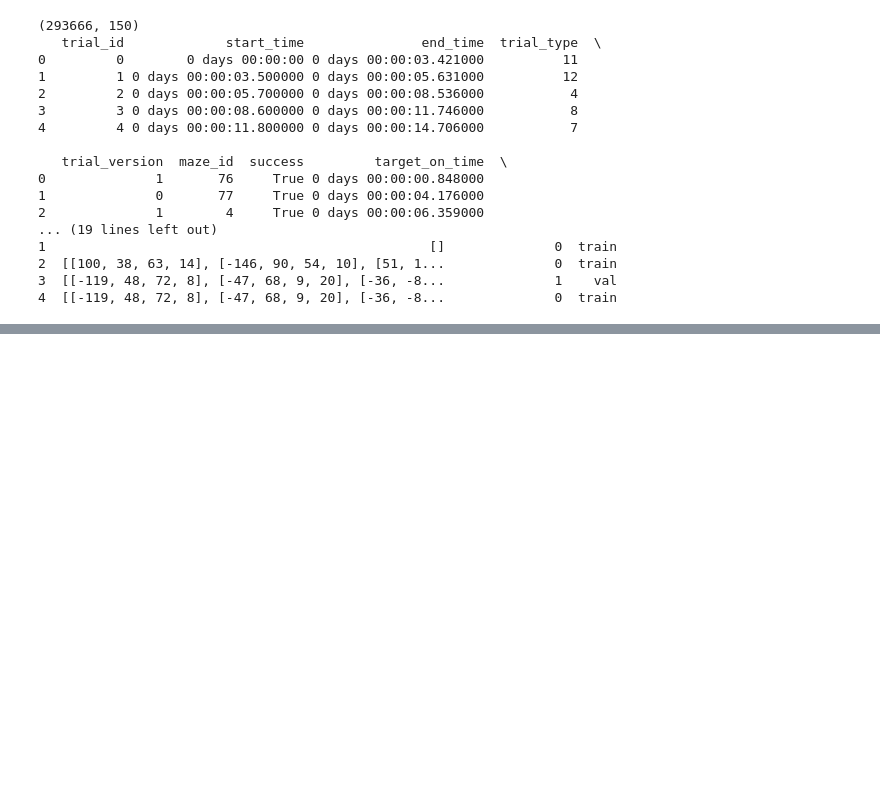
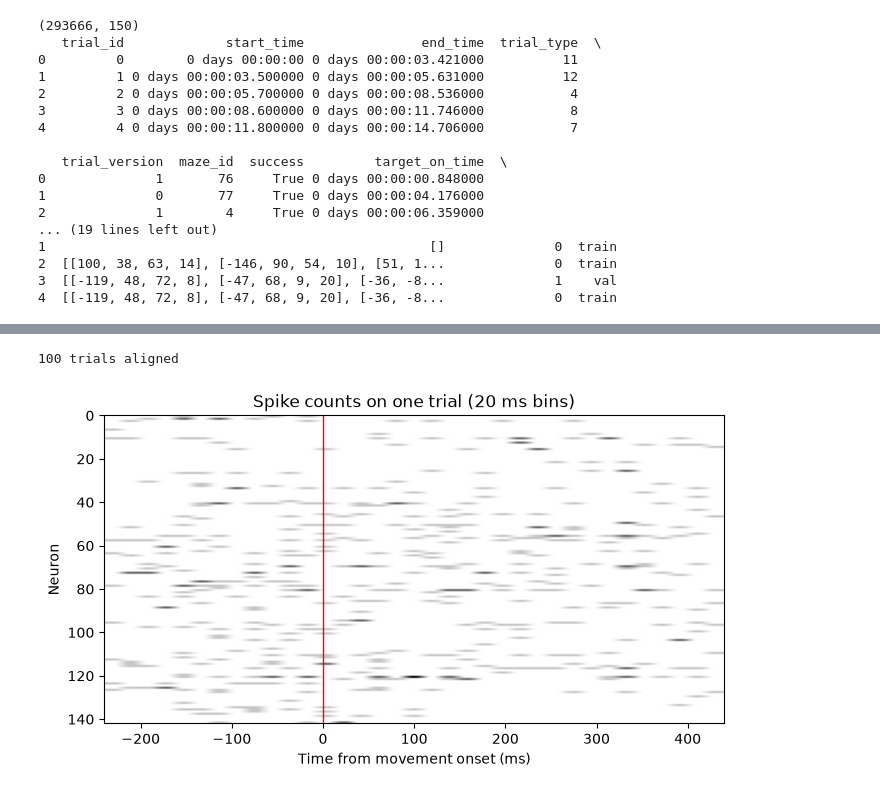
Before and after one commit to jamesdelinois/motor-cortex-neural-decoding, a Jupyter notebook: notebooks/01_explore.ipynb, the cells around one changed output, grey strips where cells are left out. Saved outputs shown, nothing was run; the diff lists cells and outputs as text; code cells hidden in the pictures; blank space fills up the shorter version.

Commit message:
Phase 1: data exploration and four figures

```diff
--- a/notebooks/01_explore.ipynb
+++ b/notebooks/01_explore.ipynb
@@ -32,0 +64,25 @@ print(dataset.trial_info.head())
+# %%
+trials = dataset.make_trial_data(align_field="move_onset_time", align_range=(-250, 450))
+t_ms = trials["align_time"].dt.total_seconds().mul(1000).round().astype(int)
+trial_ids = trials["trial_id"].unique()
+
+angles = {}
+for tid in trial_ids:
+    pos = trials.loc[trials["trial_id"] == tid, "hand_pos"].values
+    dx, dy = pos[-1] - pos[0]
+    angles[tid] = np.arctan2(dy, dx)
+print(len(trial_ids), "trials aligned")
+# %% [output]
+100 trials aligned
+# %%
+first = trials[trials["trial_id"] == trial_ids[0]]
+tt = t_ms[first.index]
+plt.figure(figsize=(8, 4))
+plt.imshow(first["spikes"].T.values, aspect="auto", cmap="Greys",
+           extent=[tt.iloc[0], tt.iloc[-1], first["spikes"].shape[1], 0])
+plt.axvline(0, color="red", lw=1)
+plt.xlabel("Time from movement onset (ms)"); plt.ylabel("Neuron")
+plt.title("Spike counts on one trial (20 ms bins)")
+plt.savefig("../figures/01_single_trial.png", dpi=150, bbox_inches="tight")
+# %% [output]
+[figure, added]
```
Also changed, not shown: parts of 4 cells of this notebook, 4 other files.
